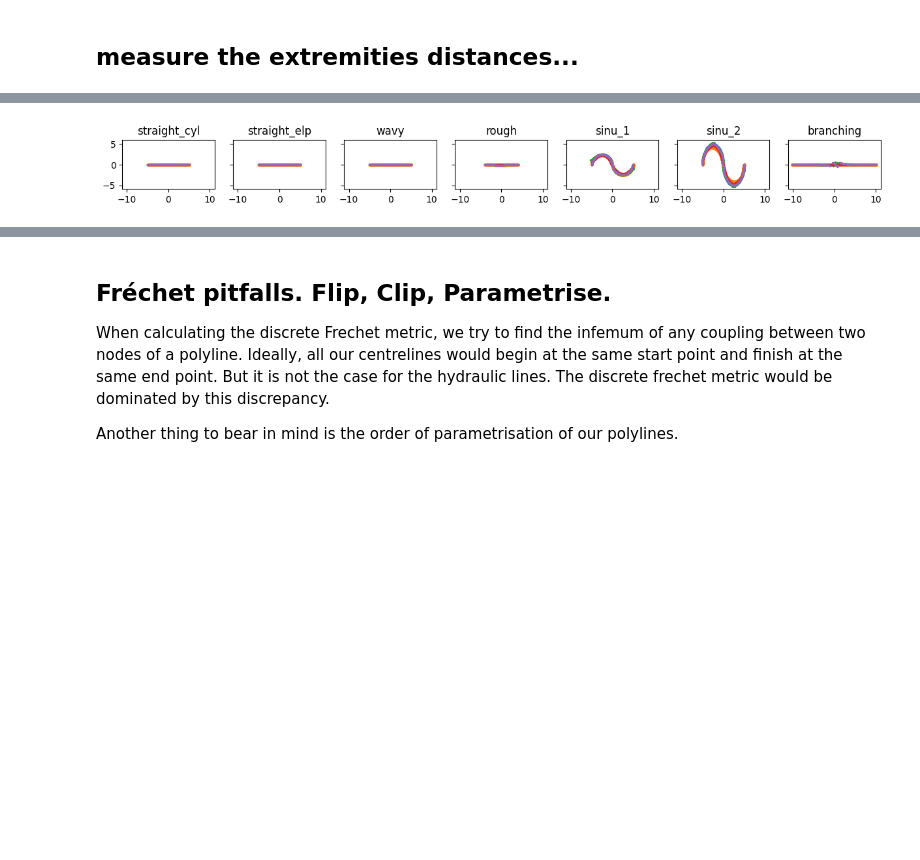
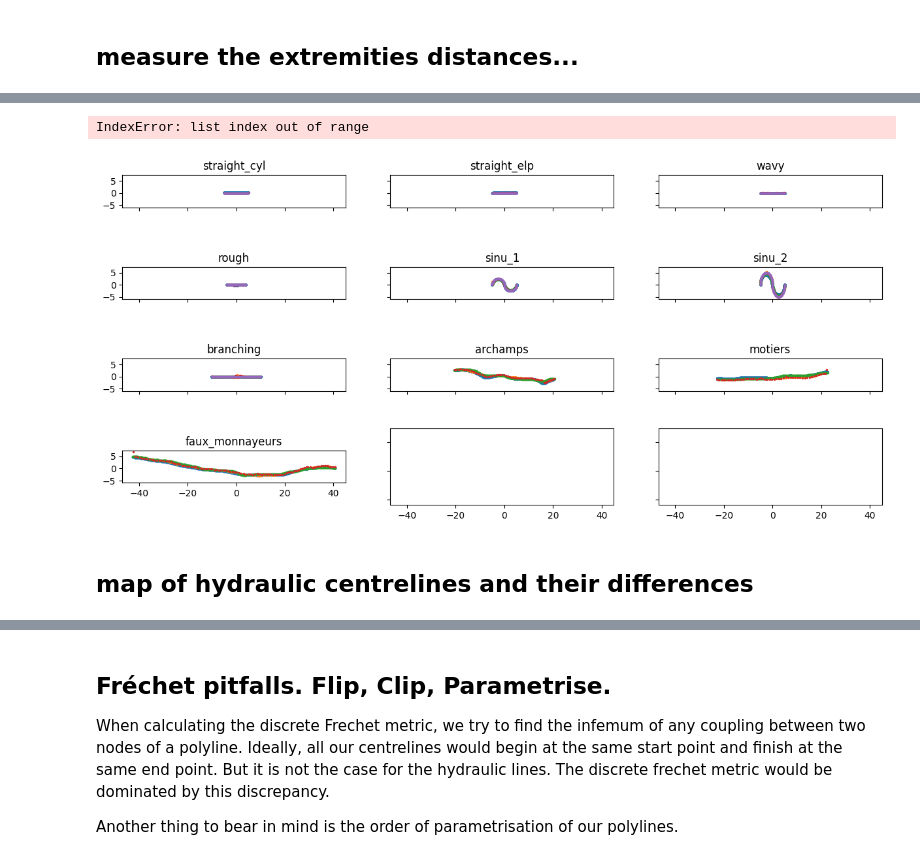
Before and after one commit to ERC-Karst/pc-centrelines, a Jupyter notebook: notebooks/6_compute_centreline_distances.ipynb, the cells around one changed output, grey strips where cells are left out. Cells and saved outputs as stored; diff of their text form; code cells hidden in the pictures; blank space fills up the shorter version.

```diff
--- a/notebooks/6_compute_centreline_distances.ipynb
+++ b/notebooks/6_compute_centreline_distances.ipynb
@@ -99,7 +89,8 @@ list_hydraulic_ct = []
 for k, (conduit_id, conduit_name) in enumerate(conduit_map.items()):
     hydraulic_ct_fp = f"../temp/{conduit_id}_{conduit_name}/hydraulic/{conduit_name}_centreline.csv"
 
-    if k < 7:
+    if k < 10:
+
         hydraulic_ct1 = np.loadtxt(hydraulic_ct_fp, skiprows =1, delimiter=",", usecols=[1,2,3])
         hydraulic_ct2 = np.loadtxt(hydraulic_ct_fp, skiprows =1, delimiter=",", usecols=[4,5,6])
 
@@ -112,10 +103,10 @@ list_theory_ct = []
 
 N = 250
 
-ct123 = np.vstack([np.linspace(-4.95, 4.95, N), np.zeros(N), np.zeros(N)]).T
-ct4 = np.vstack([np.linspace(-3.79, 3.79, N), np.zeros(N), np.zeros(N)]).T
-thetai = np.linspace(-np.pi, -np.pi/N, int(N/2))*0.99
-thetaib = np.linspace(-(N-1)/N*np.pi, 0, int(N/2))*0.99
+ct123 = np.vstack([np.linspace(-5, 5, N), np.zeros(N), np.zeros(N)]).T
+ct4 = np.vstack([np.linspace(-4, 4, N), np.zeros(N), np.zeros(N)]).T
+thetai = np.linspace(-np.pi, -np.pi/N, int(N/2))
+thetaib = np.linspace(-(N-1)/N*np.pi, 0, int(N/2))
 
 ct5a = np.vstack([np.cos(thetai)*2.5 - 2.5, -np.sin(thetai)*2.5, np.zeros(int(N/2))]).T
 ct5b = np.vstack([np.cos(thetaib)*2.5 + 2.5, np.sin(thetaib)*2.5, np.zeros(int(N/2))]).T
@@ -191,3 +271,10 @@ conduit_map
  12: 'lauiloch'}
 # %% [markdown]
 ## measure the extremities distances...
+# %%
+fig, ax = plt.subplots()
+
+ax.scatter(*list_hydraulic_ct[9][-1][:, [0, 2]].T)
+ax.scatter(*list_mst_ct[9][0][:, [0, 2]].T)
+ax.scatter(*list_lbc_ct[9][0][:, [0, 2]].T)
+ax.scatter(*list_iter_ct[9][0][:, [0, 2]].T)
@@ -194,15 +284,22 @@ conduit_map
 # %%
-fig, axes = plt.subplots(1,7, figsize = (15, 3), sharey=True, sharex=True)
+fig, axes = plt.subplots(4,3, figsize = (15, 7), sharey=True, sharex=True)
 
-for k, ax in enumerate(axes):
-    ax.scatter(*list_theory_ct[k][0][:, [0, 1]].T, s = 2)
+for k, ax in enumerate(axes.flatten()):
+
 
     ax.scatter(*list_hydraulic_ct[k][-1][:, [0, 1]].T, s = 2)
     ax.scatter(*list_lbc_ct[k][0][:, [0, 1]].T, s = 2)
     ax.scatter(*list_mst_ct[k][0][:, [0, 1]].T, s = 2)
     ax.scatter(*list_iter_ct[k][0][:, [0, 1]].T, s = 2)
+
+    if k < 7:
+            ax.scatter(*list_theory_ct[k][0][:, [0, 1]].T, s = 2)
+
     ax.set_title(conduit_map[k+1])
     ax.set_aspect("equal")
 plt.show()
 # %% [output]
+IndexError: list index out of range
-[figure, old version]
+[figure, new version]
+# %% [markdown]
+## map of hydraulic centrelines and their differences
```
Also changed, not shown: parts of 26 cells of this notebook, 5 other files.
